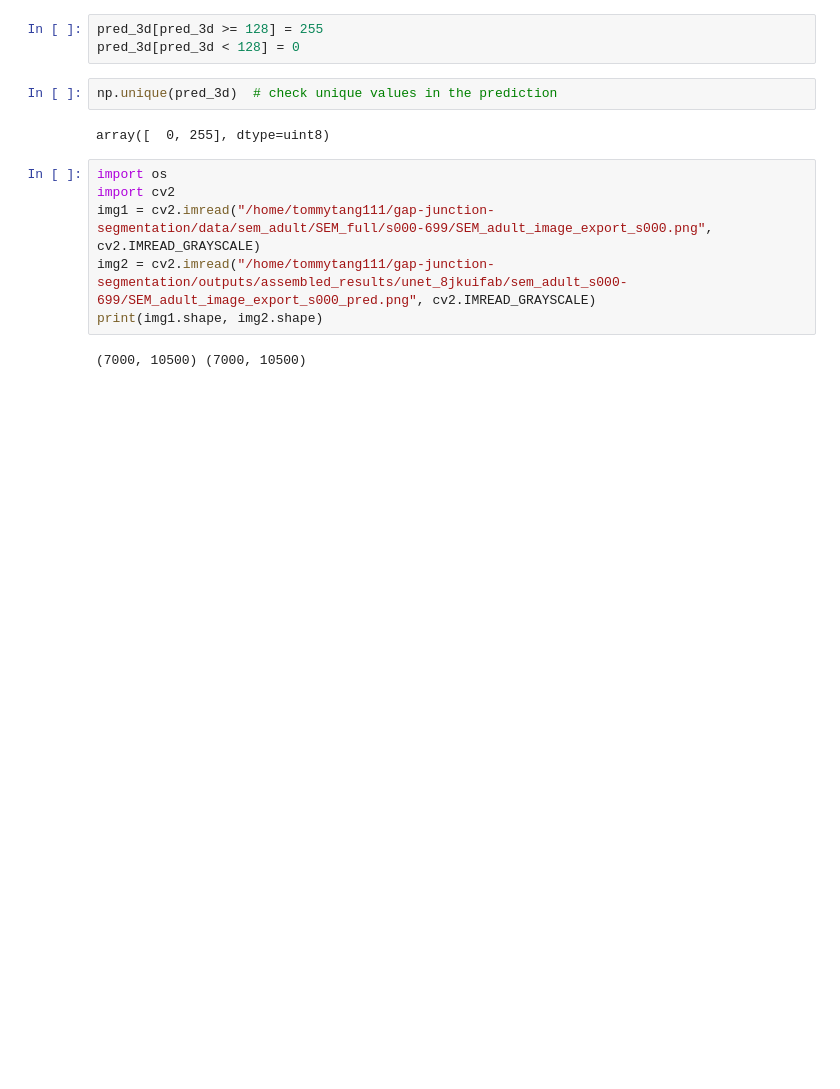
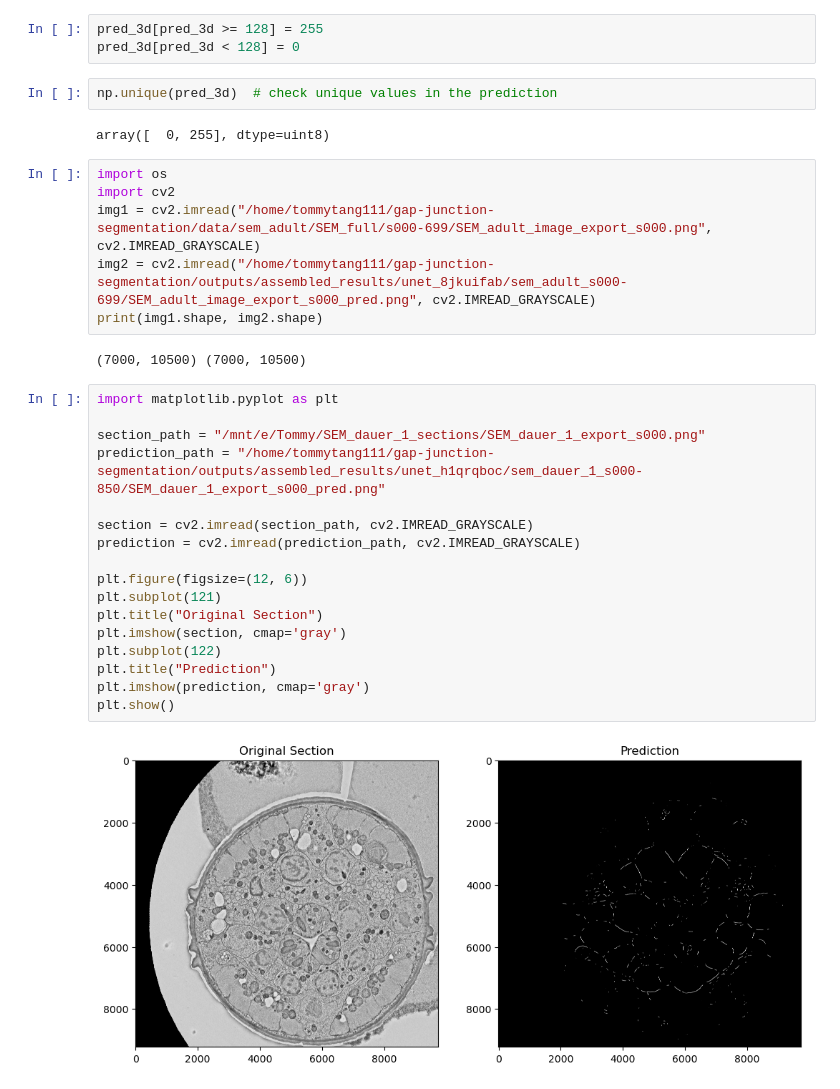
Before and after one commit to Tommytang111/gap-junction-segmentation, a Jupyter notebook: notebooks/testing.ipynb, the cells around one changed output. Drawn from its saved outputs; the diff is of its cells as text; blank space fills up the shorter version.

```diff
--- a/notebooks/testing.ipynb
+++ b/notebooks/testing.ipynb
@@ -34,3 +34,22 @@ img2 = cv2.imread("/home/tommytang111/gap-junction-segmentation/outputs/assemble
 print(img1.shape, img2.shape)
 # %% [output]
 (7000, 10500) (7000, 10500)
+# %%
+import matplotlib.pyplot as plt
+
+section_path = "/mnt/e/Tommy/SEM_dauer_1_sections/SEM_dauer_1_export_s000.png"
+prediction_path = "/home/tommytang111/gap-junction-segmentation/outputs/assembled_results/unet_h1qrqboc/sem_dauer_1_s000-850/SEM_dauer_1_export_s000_pred.png"
+
+section = cv2.imread(section_path, cv2.IMREAD_GRAYSCALE)
+prediction = cv2.imread(prediction_path, cv2.IMREAD_GRAYSCALE)
+
+plt.figure(figsize=(12, 6))
+plt.subplot(121)
+plt.title("Original Section")
+plt.imshow(section, cmap='gray')
+plt.subplot(122)
+plt.title("Prediction")
+plt.imshow(prediction, cmap='gray')
+plt.show()
+# %% [output]
+[figure, added]
```
Also changed, not shown: parts of 3 cells of this notebook, 1 other file.
